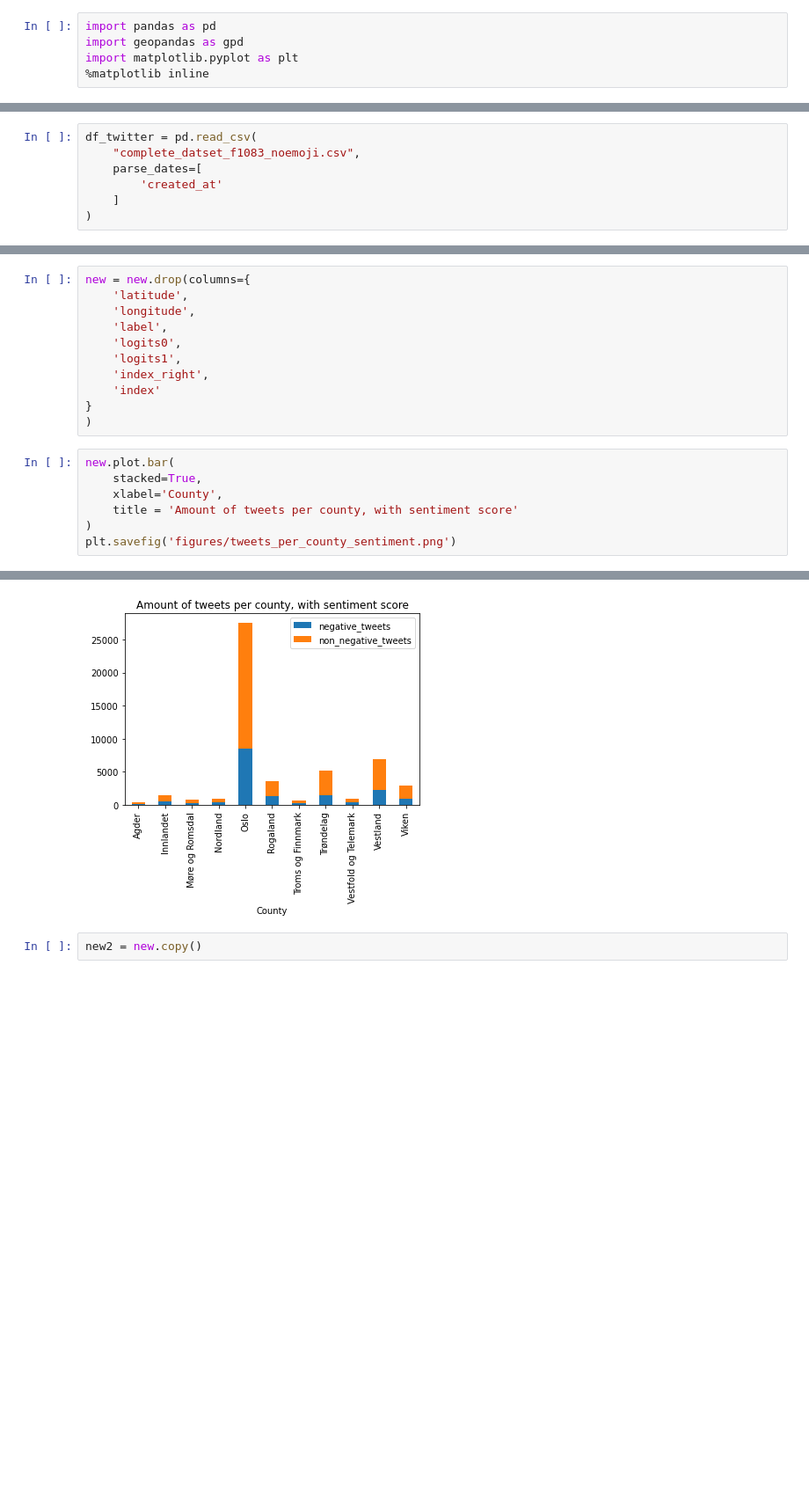
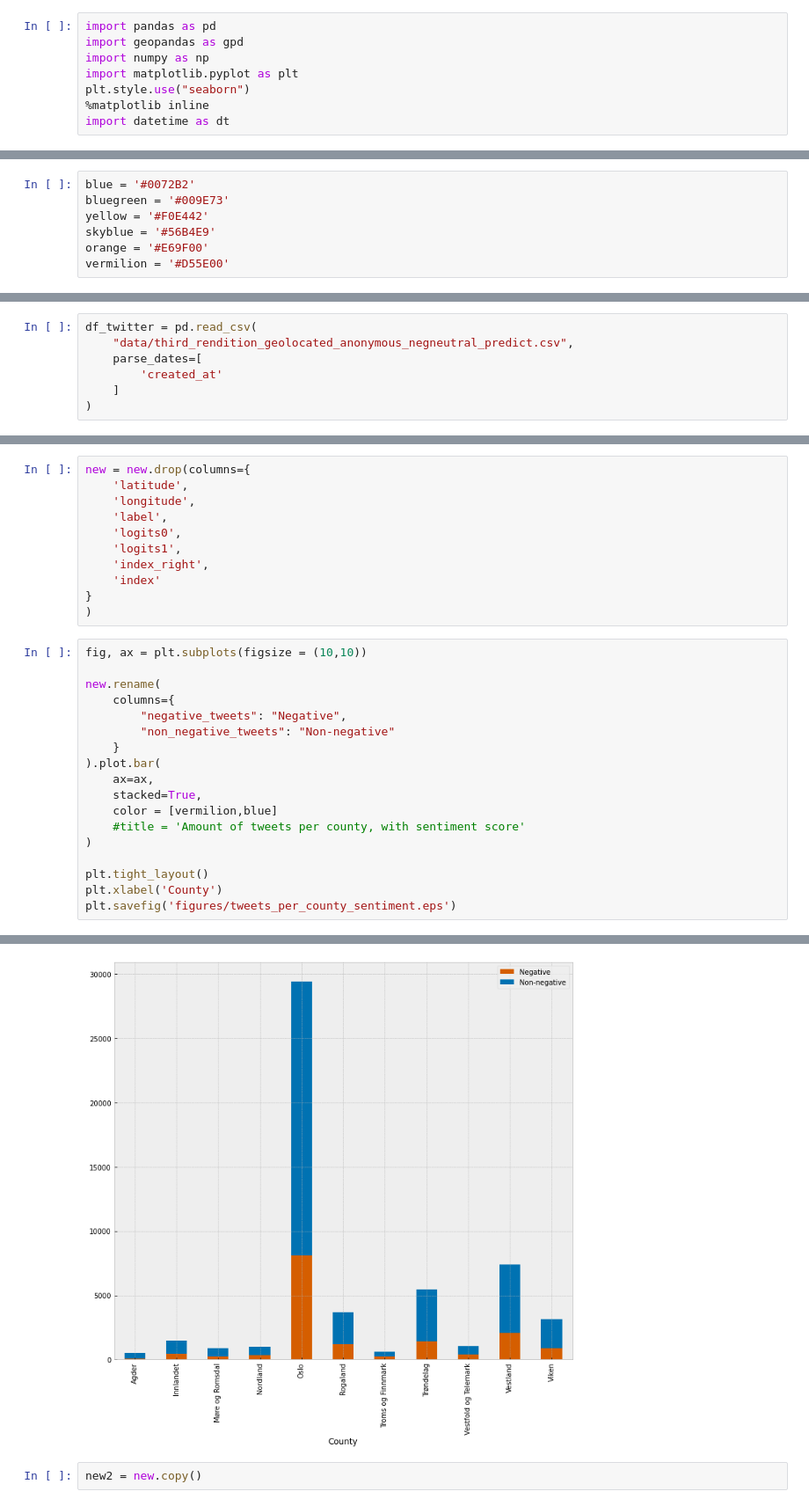
Before and after one commit to OskarVagero/sentiment-analysis-we, a Jupyter notebook: python_scripts/proj_twitt_sentiment/binary_results.ipynb, the cells around one changed output, grey strips where cells are left out. Shown at 88% size. Cells and saved outputs as stored; diff of their text form; blank space fills up the shorter version.

```diff
--- a/python_scripts/proj_twitt_sentiment/binary_results.ipynb
+++ b/python_scripts/proj_twitt_sentiment/binary_results.ipynb
@@ -3,5 +3,8 @@
 # %%
 import pandas as pd
 import geopandas as gpd
+import numpy as np
 import matplotlib.pyplot as plt
+plt.style.use("seaborn")
 %matplotlib inline
+import datetime as dt
@@ -7,0 +22,7 @@ import matplotlib.pyplot as plt
+# %%
+blue = '#0072B2'
+bluegreen = '#009E73'
+yellow = '#F0E442'
+skyblue = '#56B4E9'
+orange = '#E69F00'
+vermilion = '#D55E00'
@@ -29,7 +57,7 @@ gdf_NOnuts3 = gdf_NOnuts3.to_crs("EPSG:4326")
 We start by simply loading the data from our csv file
 # %%
 df_twitter = pd.read_csv(
-    "complete_datset_f1083_noemoji.csv",
+    "data/third_rendition_geolocated_anonymous_negneutral_predict.csv",
     parse_dates=[
         'created_at'
     ]
@@ -339,10 +734,21 @@ new = new.drop(columns={
 }
 )
 # %%
-new.plot.bar(
+fig, ax = plt.subplots(figsize = (10,10))
+
+new.rename(
+    columns={
+        "negative_tweets": "Negative",
+        "non_negative_tweets": "Non-negative"
+    }
+).plot.bar(
+    ax=ax,
     stacked=True,
-    xlabel='County',
-    title = 'Amount of tweets per county, with sentiment score'
+    color = [vermilion,blue]
+    #title = 'Amount of tweets per county, with sentiment score'
 )
-plt.savefig('figures/tweets_per_county_sentiment.png')
+
+plt.tight_layout()
+plt.xlabel('County')
+plt.savefig('figures/tweets_per_county_sentiment.eps')
 # %% [output]
@@ -349,4 +756,4 @@ plt.savefig('figures/tweets_per_county_sentiment.png')
-[figure, old version]
+[figure, new version]
 # %%
 new2 = new.copy()
 # %%
```
Also changed, not shown: parts of 61 cells of this notebook.
